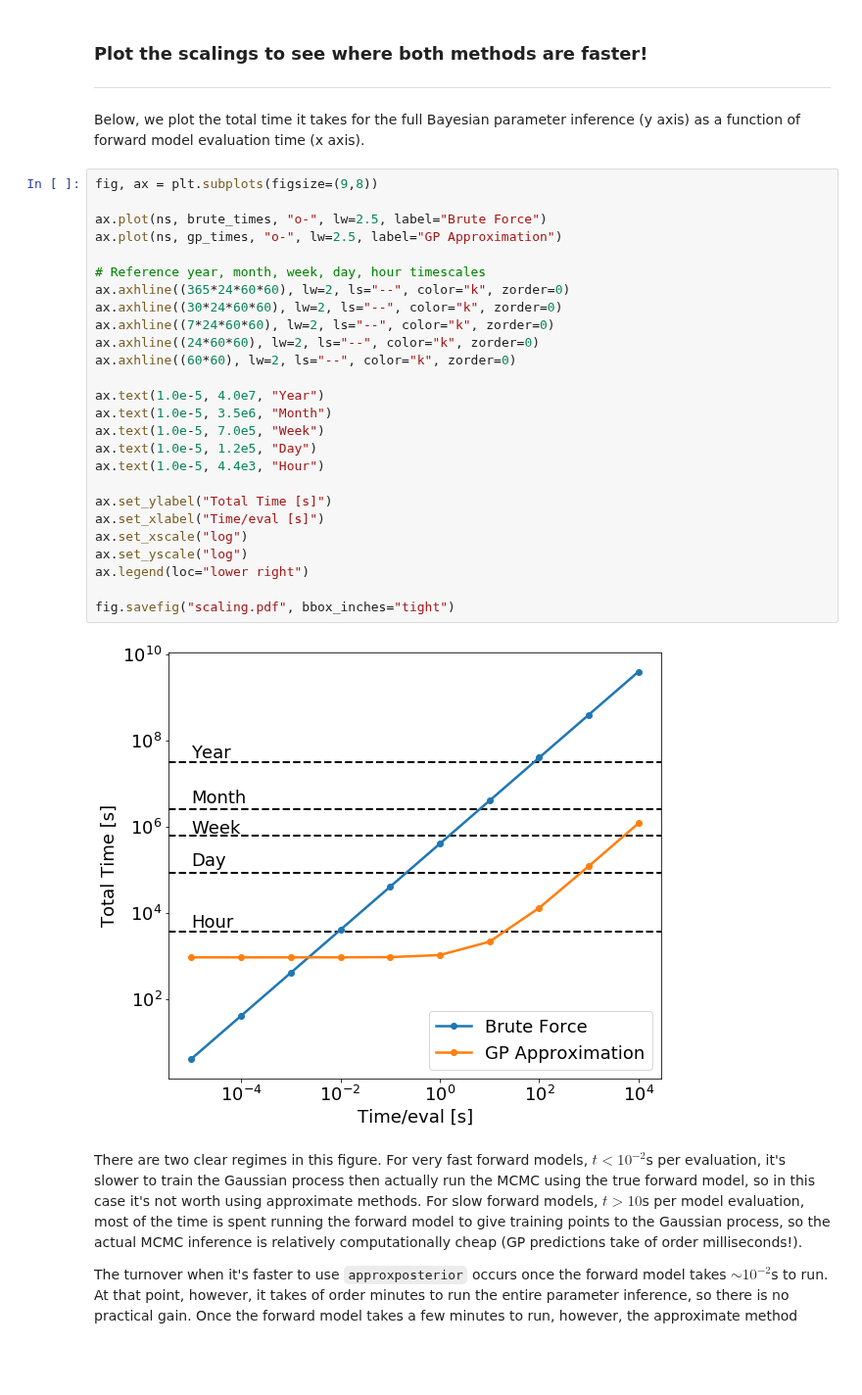
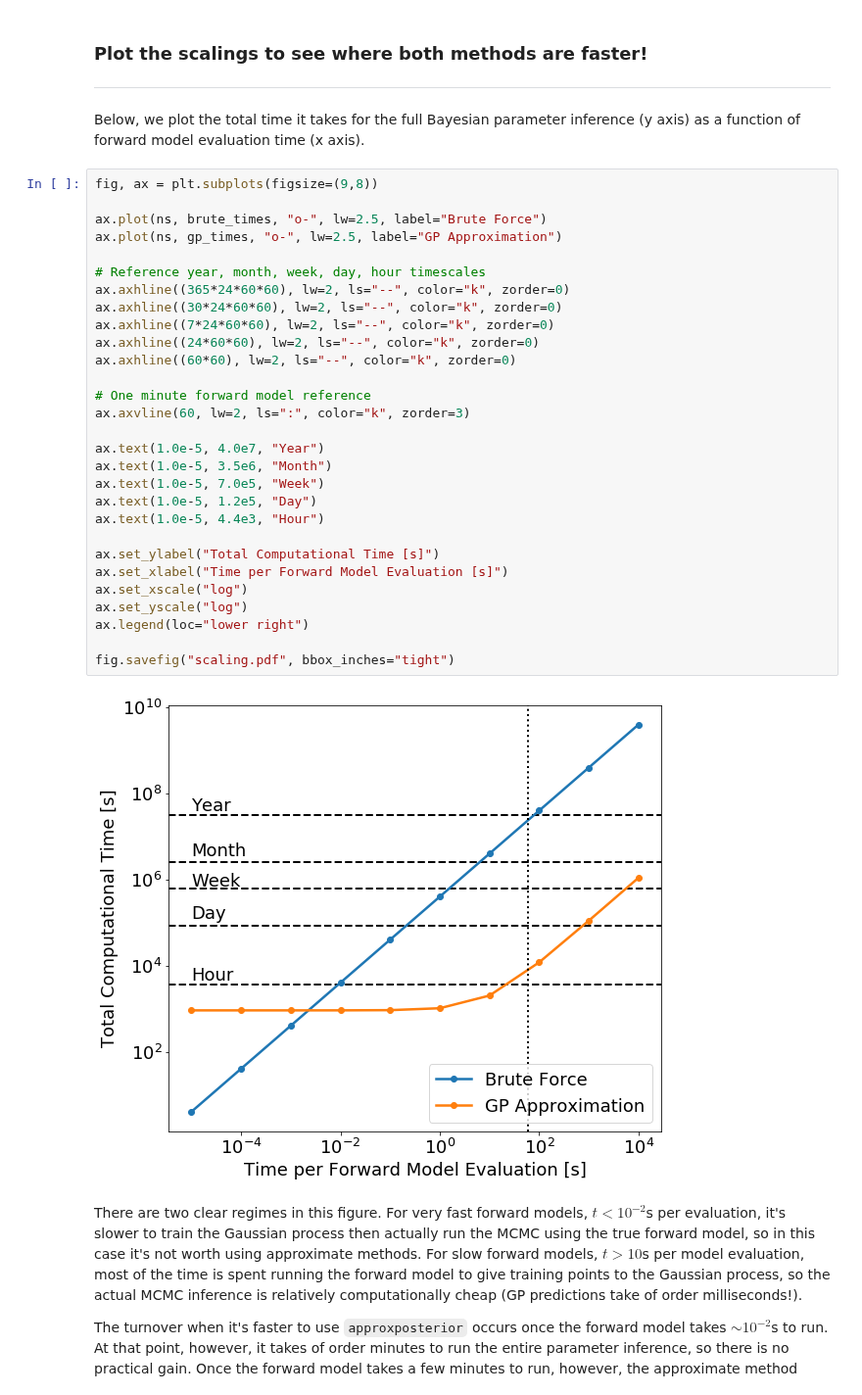
Before and after one commit to dflemin3/approxposterior, a Jupyter notebook: examples/Notebooks/Scaling_Accuracy.ipynb, the cells around one changed output. Shown at 98% size. Drawn from its saved outputs; the diff is of its cells as text; blank space fills up the shorter version.

```diff
--- a/examples/Notebooks/Scaling_Accuracy.ipynb
+++ b/examples/Notebooks/Scaling_Accuracy.ipynb
@@ -84,31 +84,34 @@ Below, we plot the total time it takes for the full Bayesian parameter inference
 # %%
 fig, ax = plt.subplots(figsize=(9,8))
 
 ax.plot(ns, brute_times, "o-", lw=2.5, label="Brute Force")
 ax.plot(ns, gp_times, "o-", lw=2.5, label="GP Approximation")
 
 # Reference year, month, week, day, hour timescales
 ax.axhline((365*24*60*60), lw=2, ls="--", color="k", zorder=0)
 ax.axhline((30*24*60*60), lw=2, ls="--", color="k", zorder=0)
 ax.axhline((7*24*60*60), lw=2, ls="--", color="k", zorder=0)
 ax.axhline((24*60*60), lw=2, ls="--", color="k", zorder=0)
 ax.axhline((60*60), lw=2, ls="--", color="k", zorder=0)
 
+# One minute forward model reference
+ax.axvline(60, lw=2, ls=":", color="k", zorder=3)
+
 ax.text(1.0e-5, 4.0e7, "Year")
 ax.text(1.0e-5, 3.5e6, "Month")
 ax.text(1.0e-5, 7.0e5, "Week")
 ax.text(1.0e-5, 1.2e5, "Day")
 ax.text(1.0e-5, 4.4e3, "Hour")
 
-ax.set_ylabel("Total Time [s]")
-ax.set_xlabel("Time/eval [s]")
+ax.set_ylabel("Total Computational Time [s]")
+ax.set_xlabel("Time per Forward Model Evaluation [s]")
 ax.set_xscale("log")
 ax.set_yscale("log")
 ax.legend(loc="lower right")
 
 fig.savefig("scaling.pdf", bbox_inches="tight")
 # %% [output]
-[figure, old version]
+[figure, new version]
 # %% [markdown]
 There are two clear regimes in this figure.  For very fast forward models, $t<10^{-2}$s per evaluation, it's slower to train the Gaussian process then actually run the MCMC using the true forward model, so in this case it's not worth using approximate methods.  For slow forward models, $t>10$s per model evaluation, most of the time is spent running the forward model to give training points to the Gaussian process, so the actual MCMC inference is relatively computationally cheap (GP predictions take of order milliseconds!).
 
```
Also changed, not shown: parts of 2 cells of this notebook, 20 other files.
